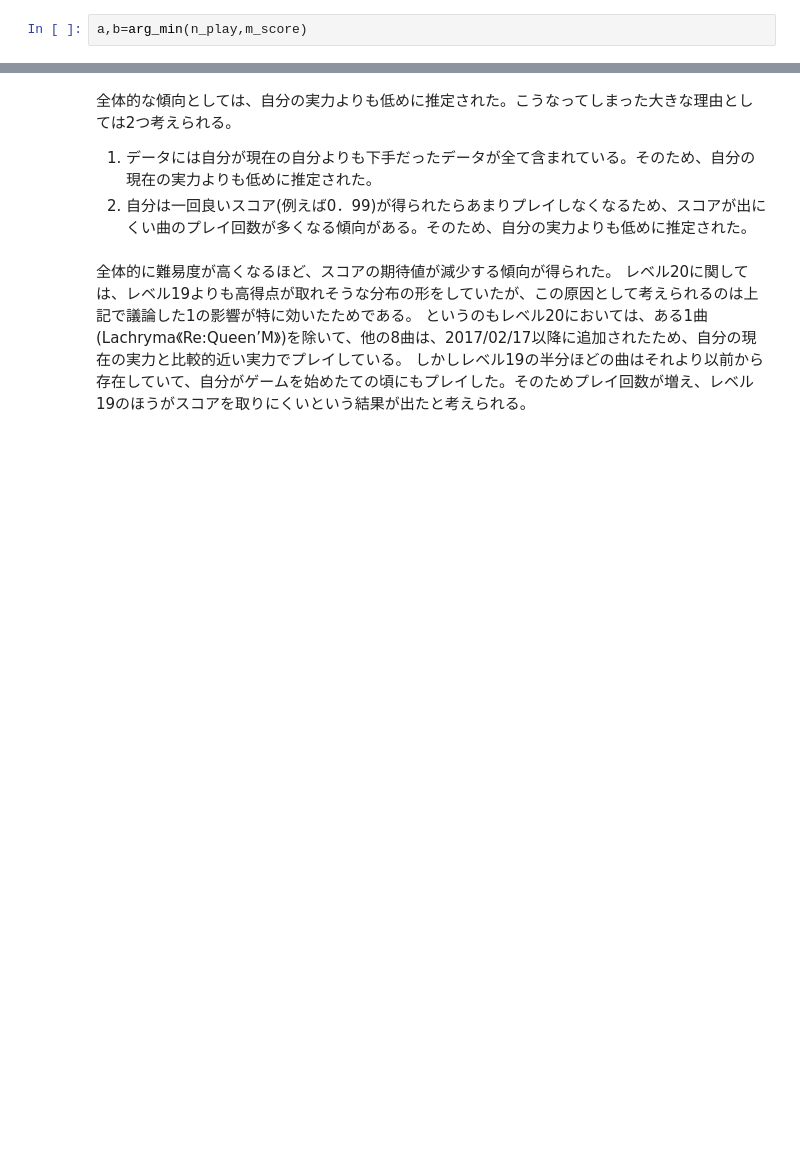
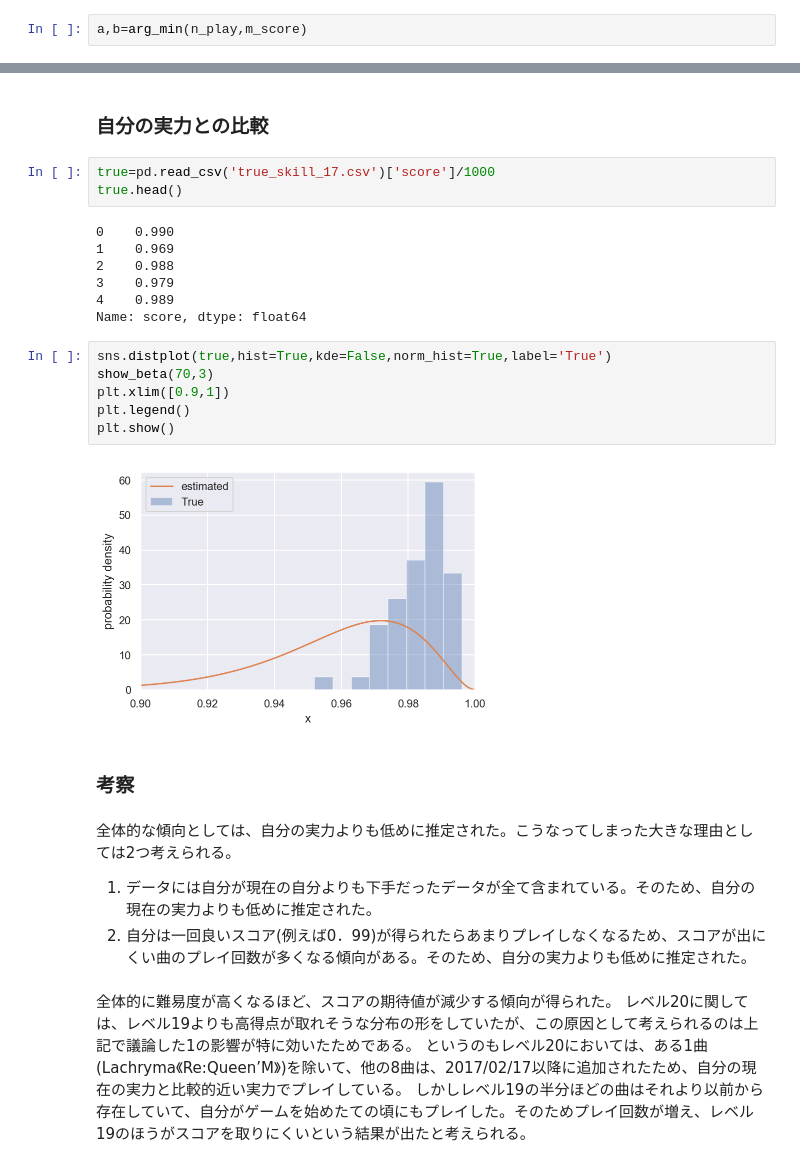
Before and after one commit to masakiaota/blog, a Jupyter notebook: sdvx_score_dist/equation.ipynb, the cells around one changed output, grey strips where cells are left out. Saved outputs shown, nothing was run; the diff lists cells and outputs as text; blank space fills up the shorter version.

```diff
--- a/sdvx_score_dist/equation.ipynb
+++ b/sdvx_score_dist/equation.ipynb
@@ -326,3 +326,25 @@ show_beta(a,b)
+# %% [markdown]
+### 自分の実力との比較
+# %%
+true=pd.read_csv('true_skill_17.csv')['score']/1000
+true.head()
+# %% [output]
+0    0.990
+1    0.969
+2    0.988
+3    0.979
+4    0.989
+Name: score, dtype: float64
+# %%
+sns.distplot(true,hist=True,kde=False,norm_hist=True,label='True')
+show_beta(70,3)
+plt.xlim([0.9,1])
+plt.legend()
+plt.show()
+# %% [output]
+[figure, added]
+# %% [markdown]
+### 考察
 # %% [markdown]
 全体的な傾向としては、自分の実力よりも低めに推定された。こうなってしまった大きな理由としては2つ考えられる。
 1. データには自分が現在の自分よりも下手だったデータが全て含まれている。そのため、自分の現在の実力よりも低めに推定された。
```
Also changed, not shown: parts of 11 cells of this notebook, 1 other file.
